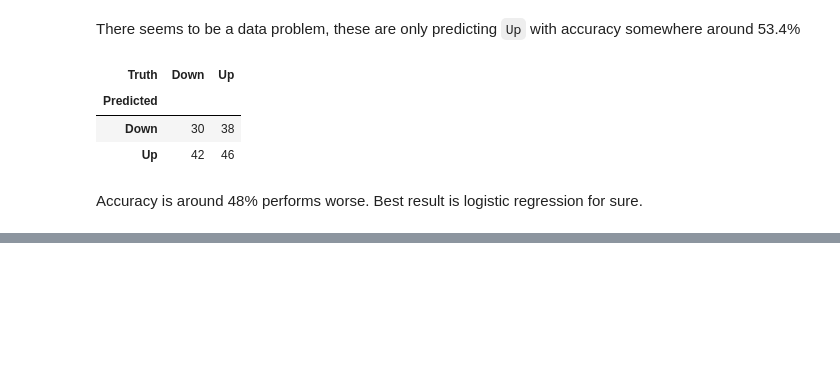
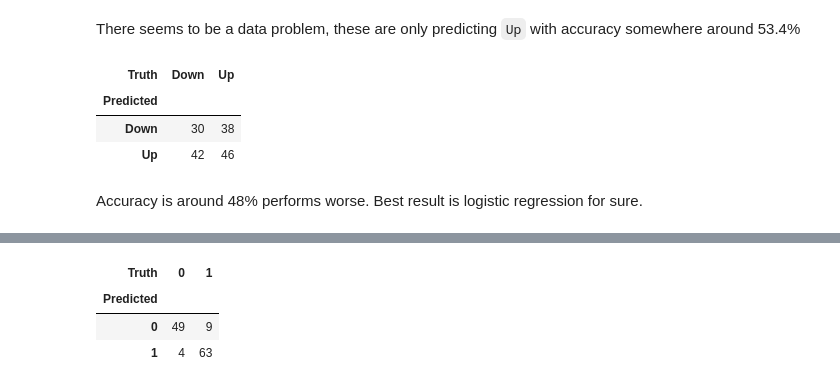
Before and after one commit to kkkamur07/ISL-Learning, a Jupyter notebook: Classification/Classification-Solutions.ipynb, the cells around one changed output, grey strips where cells are left out. Drawn from its saved outputs; the diff is of its cells as text; code cells hidden in the pictures; blank space fills up the shorter version.

```diff
--- a/Classification/Classification-Solutions.ipynb
+++ b/Classification/Classification-Solutions.ipynb
@@ -221,0 +281,11 @@ Accuracy is around 48% performs worse. Best result is logistic regression for su
+# %%
+# Performing LDA
+lda = LDA(store_covariance = True)
+lda_model = lda.fit(x_training, y_train)
+preds = lda_model.predict(x_testing)
+confusion_table(y_test.values, preds)
+# %% [output]
+| Truth | 0 | 1 |
+| Predicted |  |  |
+| 0 | 49 | 9 |
+| 1 | 4 | 63 |
```
Also changed, not shown: parts of 19 cells of this notebook, 1 other file.
